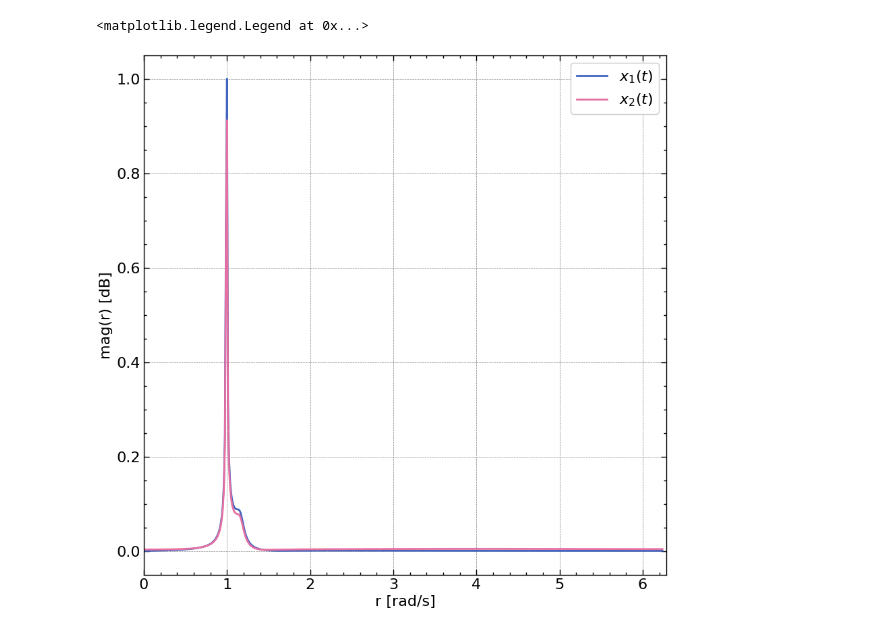
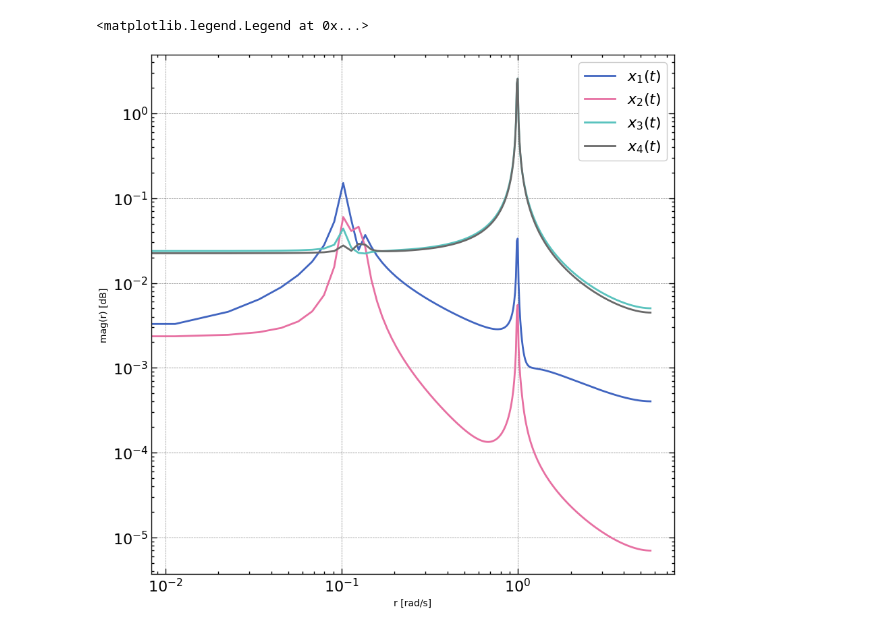
Before and after one commit to miguellrodrigues/dinamica_veicular, a Jupyter notebook: analise_modal.ipynb, the cells around one changed output. Cells and saved outputs as stored; diff of their text form; code cells hidden in the pictures.

```diff
--- a/analise_modal.ipynb
+++ b/analise_modal.ipynb
@@ -117,3 +62,25 @@ S_inv = S.inv()
+# %%
+# Calculando M á menos meio
+M_minus_half = np.vectorize(lambda x: 1/np.sqrt(x) if x != 0 else 0)(M)
+M_half       = np.vectorize(lambda x: np.sqrt(x))(M)
+
+
+# Calculando Ktil
+K_til = M_minus_half @ K @ M_minus_half
+C_til = M_minus_half @ C @ M_minus_half
+
+wn, P = np.linalg.eig(K_til)
+wn    = np.sqrt(wn)
+
+S     = M_minus_half @ P
+S_inv = P.T@M_half
+
+Y     = P.T@C_til@P
+Y     = Y / (2*wn)
+zetas = array([Y[i,i] for i in range(N)])
+
+wds   = wn * np.sqrt(1-zetas**2)
+wds   = np.real(wds)
 # %%
 wn
 # %% [output]
@@ -136,7 +124,7 @@ pprint(S)
 # %%
 # condições iniciais inversas modais
-r_0 = S_inv @ X0
-r_dot_0 = S_inv @ V0
+r_0     = (S_inv@X0)
+r_dot_0 = (S_inv@V0)
 
 pprint(r_0)
 print(' ')
@@ -211,7 +199,9 @@ pprint(F)
 # %%
 # Retornando ao dominio fisico
-x_t = S @ Matrix(r)
+x_t = S@R
 x_t.evalf()
 
-sp.simplify(x_t)
+x_t.subs({
+    t: 0
+})
 # %% [output]
@@ -219,19 +209,19 @@ $\displaystyle \left[\begin{matrix}0.17415236786682 \sin{\left(5 t \right)} + 0.
 # %%
 # Simulação
 
-sampling_period = 1e-1
+sampling_period = 1e-2
 samples = 1000
 
 time = arange(0, samples*sampling_period, sampling_period)
 
-x = [lambdify(t, x_t[i]) for i in range(N)]
+x = [lambdify(t, x_t[i,0], 'numpy') for i in range(N)]
 
 xi = [x[i](time) for i in range(N)]
 
 fig, ax = plt.subplots(N, 1, figsize=(10, 10))
 plt.subplots_adjust(hspace=0.25)
 
-idx = int(100 / .1)
+idx = 1000
 
 for i in range(N):
     ax[i].plot(time[:idx], xi[i][:idx], label=f'$x_{i+1}(t)$')
@@ -267,33 +257,34 @@ def fft(signal, sampling_time):
     amplitudes = np.abs(fft)[:K] * (1 / N)
 
     phase = np.rad2deg(np.angle(fft)[:K])
 
     return freqs, amplitudes, phase
 
 
 ffts   = [fft(xi[i], sampling_period) for i in range(N)]
 
 maximum_amp = np.max([
     np.max(ffts[i][1]) for i in range(N)
 ])
 
 maximum_freq = np.max(
     [ffts[i][0][np.argmax(ffts[i][1])] for i in range(N)]
 )
 
 plt.figure(figsize=(10, 10))
+plt.loglog()
 
 for i in range(N):
+
     plt.plot(
         ffts[i][0]/maximum_freq,
-        ffts[i][1]/maximum_amp,
+        ffts[i][1],
         label=f'$x_{i+1}(t)$'
     )
 
-plt.xlim(0, 2*np.pi)
 plt.xlabel('r [rad/s]')
 plt.ylabel('mag(r) [dB]')
 plt.legend()
 # %% [output]
 <matplotlib.legend.Legend at 0x...>
-[figure, old version]
+[figure, new version]
```
Also changed, not shown: parts of 17 cells of this notebook, 2 other files.
